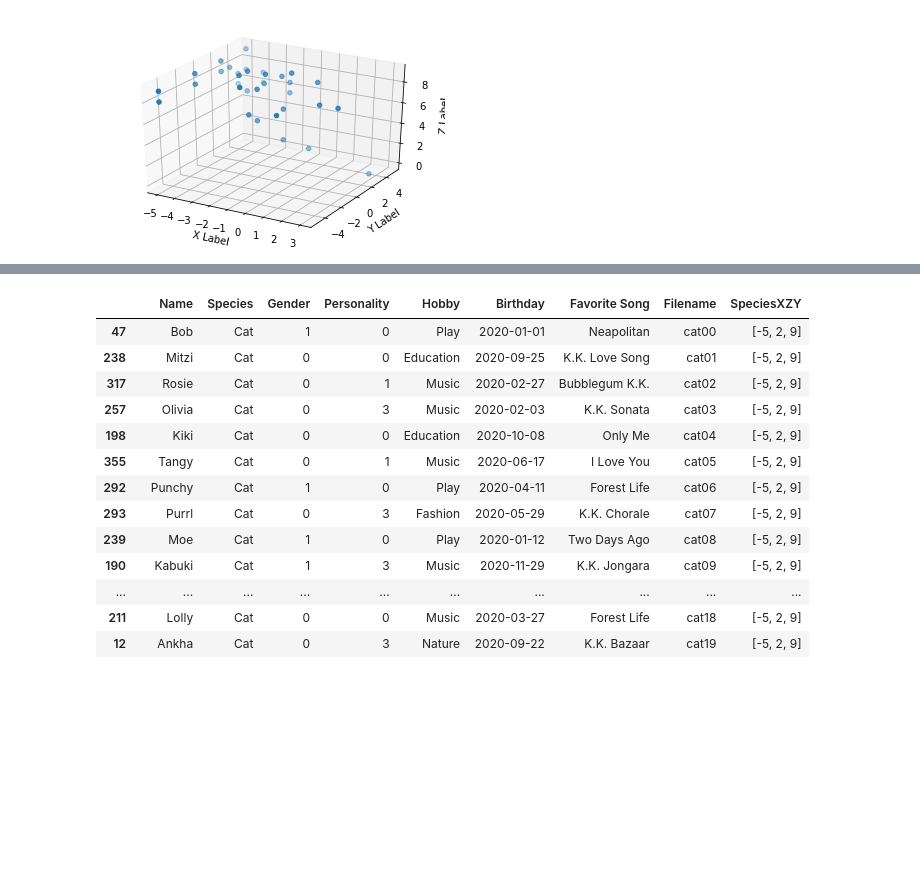
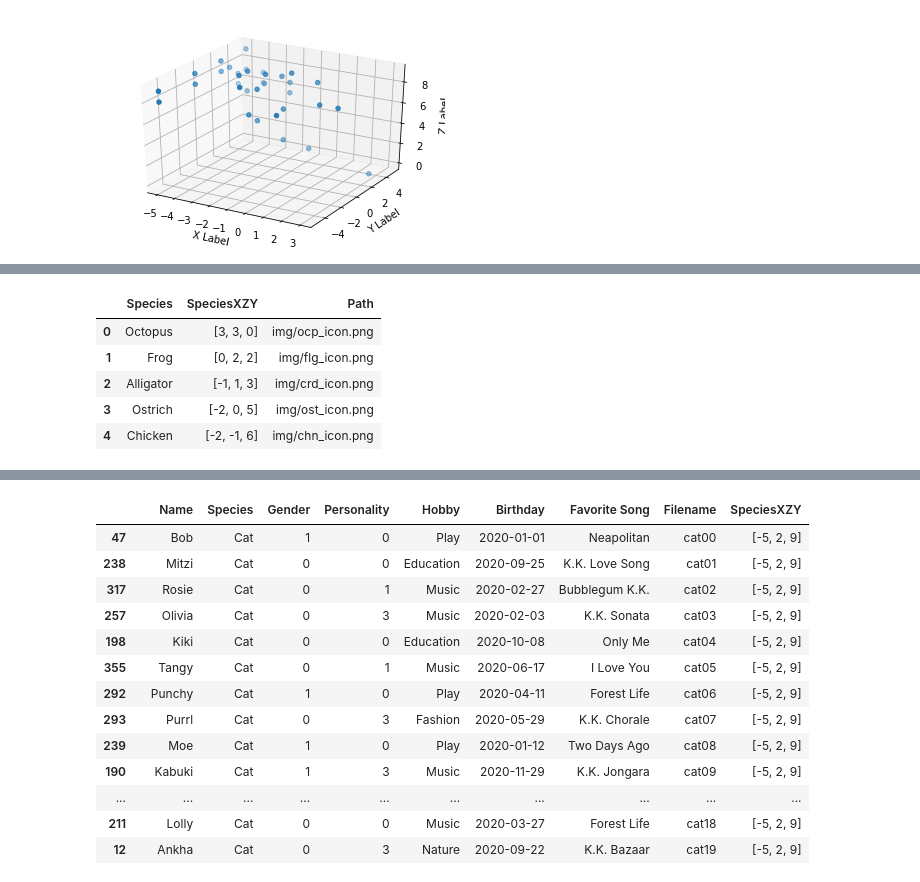
Before and after one commit to PRINCESSINTERNETCAFe/Animal-Vectoring, a Jupyter notebook: Animal-Vectoring.ipynb, the cells around one changed output, grey strips where cells are left out. Saved outputs shown, nothing was run; the diff lists cells and outputs as text; code cells hidden in the pictures; blank space fills up the shorter version.

```diff
--- a/Animal-Vectoring.ipynb
+++ b/Animal-Vectoring.ipynb
@@ -166,0 +217,10 @@ villagers = pd.DataFrame.merge(villagers, species_XZY_df, how = "left", left_on
+# %%
+species_XZY_df  = pd.DataFrame.merge(species_XZY_df, path_df, how = "left", left_on = ["Species"], right_on = ["Species"])
+species_XZY_df.head()
+# %% [output]
+|  | Species | SpeciesXZY | Path |
+| 0 | Octopus | [3, 3, 0] | img/ocp_icon.png |
+| 1 | Frog | [0, 2, 2] | img/flg_icon.png |
+| 2 | Alligator | [-1, 1, 3] | img/crd_icon.png |
+| 3 | Ostrich | [-2, 0, 5] | img/ost_icon.png |
+| 4 | Chicken | [-2, -1, 6] | img/chn_icon.png |
```
Also changed, not shown: parts of 6 cells of this notebook.
